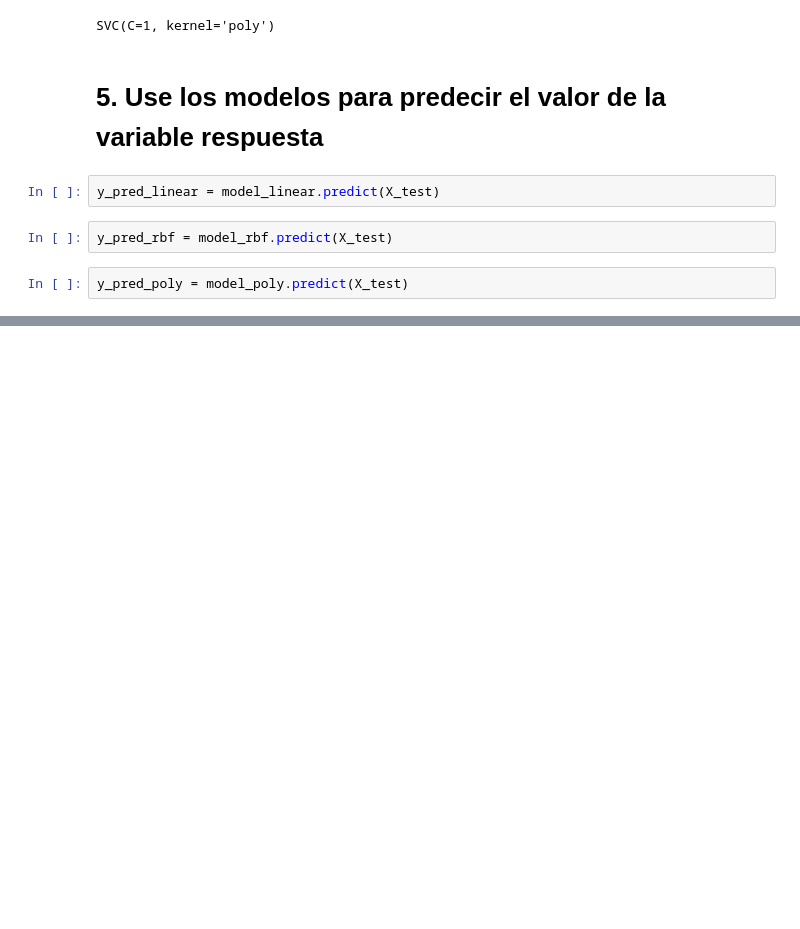
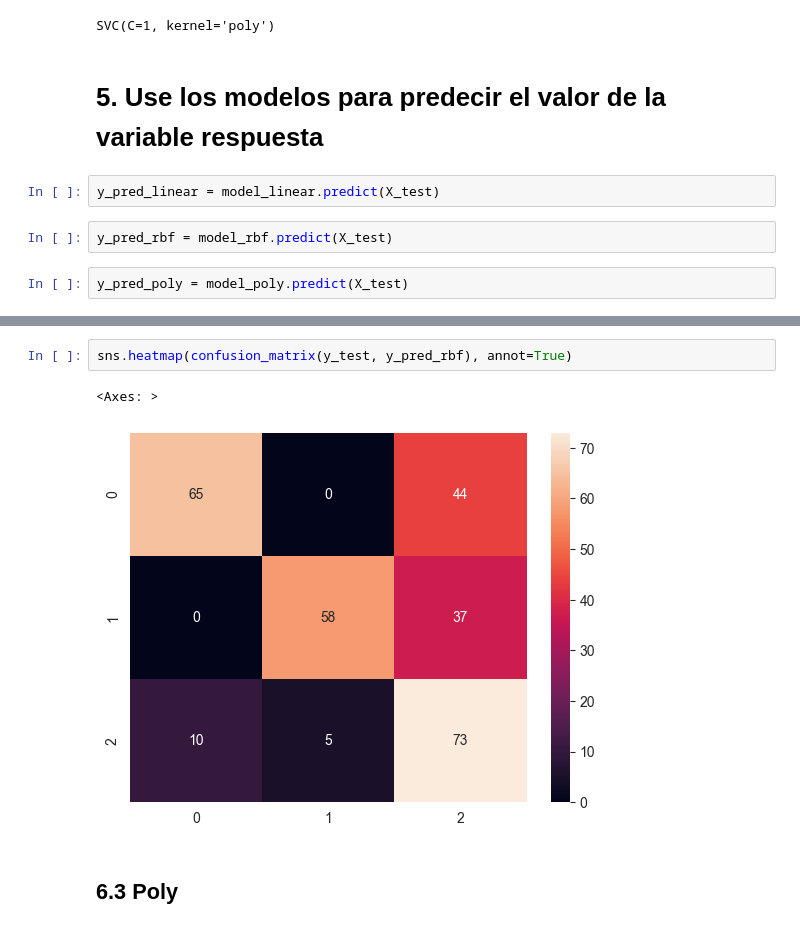
Before and after one commit to FerEsq/DM-House-Sale-Price-Predictor, a Jupyter notebook: SVM.ipynb, the cells around one changed output, grey strips where cells are left out. Saved outputs shown, nothing was run; the diff lists cells and outputs as text; blank space fills up the shorter version.

```diff
--- a/SVM.ipynb
+++ b/SVM.ipynb
@@ -239,0 +278,7 @@ y_pred_poly = model_poly.predict(X_test)
+# %%
+sns.heatmap(confusion_matrix(y_test, y_pred_rbf), annot=True)
+# %% [output]
+<Axes: >
+[figure, added]
+# %% [markdown]
+## 6.3 Poly
```
Also changed, not shown: parts of 9 cells of this notebook.
